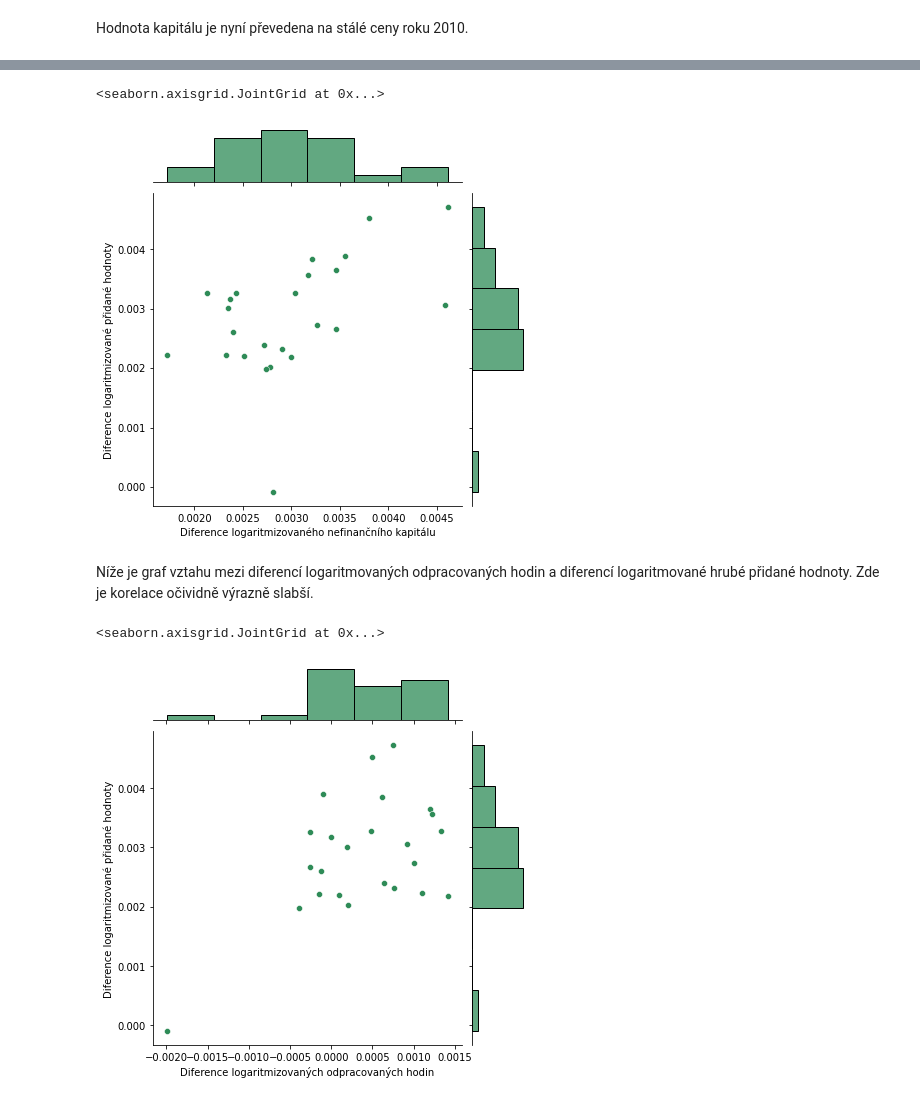
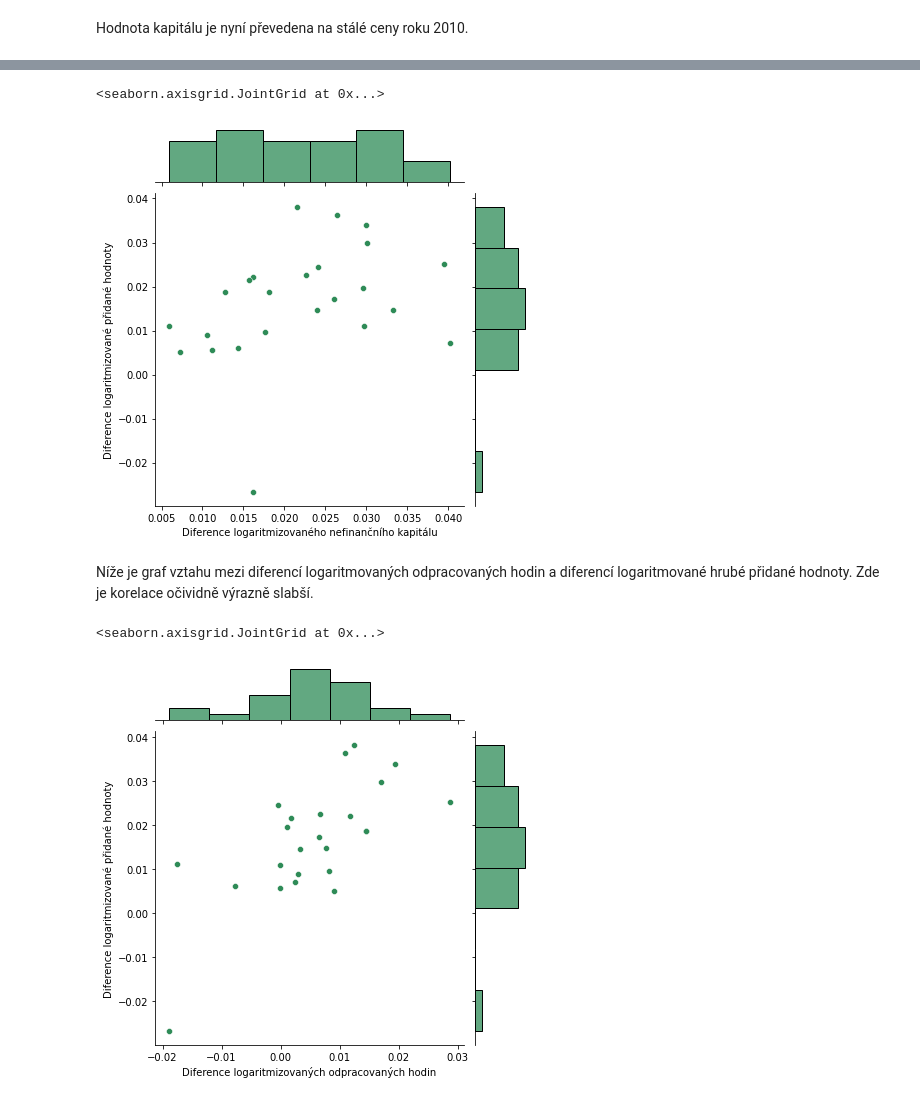
Before and after one commit to pesikj/macroeconomic-analysis, a Jupyter notebook: presentation_02.ipynb, the cells around one changed output, grey strips where cells are left out. Cells and saved outputs as stored; diff of their text form; code cells hidden in the pictures.

```diff
--- a/presentation_02.ipynb
+++ b/presentation_02.ipynb
@@ -59,8 +70,11 @@ Pro data provedeme logaritmizaci a určíme hodnoty diferencí.
 # %%
 data_1 = data_1.sort_values(["geo\\time", "year"])
 data_1["ln_gross_value_added"] = numpy.log(data_1["gross_value_added"])
+data_1["ln_employees_compensations"] = numpy.log(data_1["employees_compensations"])
 data_1["ln_gross_value_added_t_minus_1"] = data_1.groupby("geo\\time")["ln_gross_value_added"].shift(1)
-data_1["ln_gross_value_added_diff"] = (data_1["ln_gross_value_added"] - data_1["ln_gross_value_added_t_minus_1"]) / data_1["ln_gross_value_added"]
-data_1 = data_1[["geo\\time", "year", "ln_gross_value_added", "ln_gross_value_added_diff"]]
-data_1.tail()
+data_1["ln_employees_compensations_t_minus_1"] = data_1.groupby("geo\\time")["ln_employees_compensations"].shift(1)
+data_1["ln_gross_value_added_diff"] = data_1["ln_gross_value_added"] - data_1["ln_gross_value_added_t_minus_1"]
+data_1["ln_employees_compensations_diff"] = data_1["ln_employees_compensations"] - data_1["ln_employees_compensations_t_minus_1"]
+data_1["ln_gross_value_added_diff_perc"] = (data_1["ln_gross_value_added"] - data_1["ln_gross_value_added_t_minus_1"]) / data_1["ln_gross_value_added"]
+data_1
 # %% [output]
@@ -75,5 +98,4 @@ Dále načteme informace o odpracovaných hodinách, které mají kód `nama_10_
 # %%
-data_2_es = eurostat.get_data_df('nama_10_a10_e')
 data_2 = data_2_es
 # Total employment domestic concept
 data_2 = data_2[data_2["na_item"] == "EMP_DC"]
@@ -87,7 +109,8 @@ data_2 = data_2.sort_values(["geo\\time", "year"])
 data_2 = data_2.dropna()
 data_2["ln_thousands_hours_worked"] = numpy.log(data_2["thousands_hours_worked"])
 data_2["ln_thousands_hours_worked_t_minus_1"] = data_2.groupby("geo\\time")["ln_thousands_hours_worked"].shift(1)
-data_2["ln_thousands_hours_worked_diff"] = (data_2["ln_thousands_hours_worked"] - data_2["ln_thousands_hours_worked_t_minus_1"]) / data_2["ln_thousands_hours_worked"]
-data_2 = data_2[["geo\\time", "year", "ln_thousands_hours_worked", "ln_thousands_hours_worked_diff"]]
-data_2.head()
+data_2["ln_thousands_hours_worked_diff"] = data_2["ln_thousands_hours_worked"] - data_2["ln_thousands_hours_worked_t_minus_1"]
+data_2["ln_thousands_hours_worked_diff_perc"] = (data_2["ln_thousands_hours_worked"] - data_2["ln_thousands_hours_worked_t_minus_1"]) / data_2["ln_thousands_hours_worked"]
+data_2 = data_2[["geo\\time", "year", "ln_thousands_hours_worked", "ln_thousands_hours_worked_diff", "ln_thousands_hours_worked", "ln_thousands_hours_worked_diff_perc"]]
+data_2
 # %% [output]
@@ -131,8 +191,10 @@ data_4 = data_4.dropna()
 Hodnota kapitálu je nyní převedena na stálé ceny roku 2010.
 # %%
 data_3 = data_3.merge(data_4, on=["geo\\time", "year"])
-data_3["total_fixed_assets"] = data_3["total_fixed_assets"] * data_3["capital_stock_deflator"]
+data_3["total_fixed_assets"] = data_3["total_fixed_assets"] / data_3["capital_stock_deflator"]
 data_3["ln_total_fixed_assets"] = numpy.log(data_3["total_fixed_assets"])
 data_3["ln_total_fixed_assets_t_minus_1"] = data_3.groupby("geo\\time")["ln_total_fixed_assets"].shift(1)
-data_3["ln_total_fixed_assets_diff"] = (data_3["ln_total_fixed_assets"] - data_3["ln_total_fixed_assets_t_minus_1"]) / data_3["ln_total_fixed_assets"]
-data_3 = data_3[["geo\\time", "year", "ln_total_fixed_assets", "ln_total_fixed_assets_diff"]]
+data_3["ln_total_fixed_assets_diff"] = data_3["ln_total_fixed_assets"] - data_3["ln_total_fixed_assets_t_minus_1"]
+data_3["ln_total_fixed_assets_diff_perc"] = (data_3["ln_total_fixed_assets"] - data_3["ln_total_fixed_assets_t_minus_1"]) / data_3["ln_total_fixed_assets"]
+data_3 = data_3[["geo\\time", "year", "ln_total_fixed_assets", "ln_total_fixed_assets_diff", "ln_total_fixed_assets_diff_perc"]]
+data_3
@@ -139,5 +215,6 @@ data_3 = data_3[["geo\\time", "year", "ln_total_fixed_assets", "ln_total_fixed_a
 # %%
 data = pandas.merge(data_1, data_2, on=["geo\\time", "year"])
 data = pandas.merge(data, data_3, on=["geo\\time", "year"])
-data.head()
+data = data.dropna()
+data
 # %% [output]
@@ -150,19 +234,20 @@ data.head()
 # %%
-data_plot = data[data["geo\\time"] == "AT"]
-h = seaborn.jointplot("ln_total_fixed_assets_diff", "ln_gross_value_added_diff", data_plot, kind='scatter', color='seagreen')
+current_data = data[data["geo\\time"] == BASE_LOCATION]
+h = seaborn.jointplot("ln_total_fixed_assets_diff", "ln_gross_value_added_diff", current_data, kind='scatter', color='seagreen')
 h.set_axis_labels('Diference logaritmizovaného nefinančního kapitálu', 'Diference logaritmizované přidané hodnoty')
 # %% [output]
 <seaborn.axisgrid.JointGrid at 0x...>
-[figure, old version]
+[figure, new version]
 # %% [markdown]
 Níže je graf vztahu mezi diferencí logaritmovaných odpracovaných hodin a diferencí logaritmované
 hrubé přidané hodnoty.
 Zde je korelace očividně výrazně slabší.
 # %%
-data_plot = data[data["geo\\time"] == "AT"]
-h = seaborn.jointplot("ln_thousands_hours_worked_diff", "ln_gross_value_added_diff", data_plot, kind='scatter', color='seagreen')
+current_data = data[data["geo\\time"] == BASE_LOCATION]
+data_plot = data
+h = seaborn.jointplot("ln_thousands_hours_worked_diff", "ln_gross_value_added_diff", current_data, kind='scatter', color='seagreen')
 h.set_axis_labels('Diference logaritmizovaných odpracovaných hodin', 'Diference logaritmizované přidané hodnoty')
 # %% [output]
 <seaborn.axisgrid.JointGrid at 0x...>
-[figure, old version]
+[figure, new version]
 # %%
```
Also changed, not shown: parts of 25 cells of this notebook, 2 other files.
